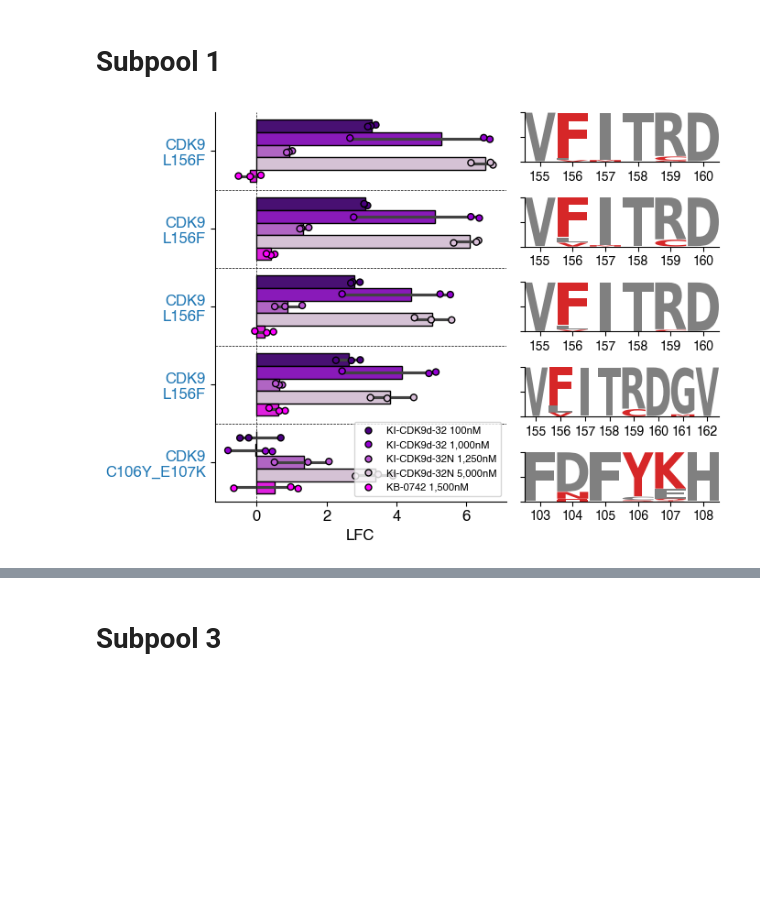
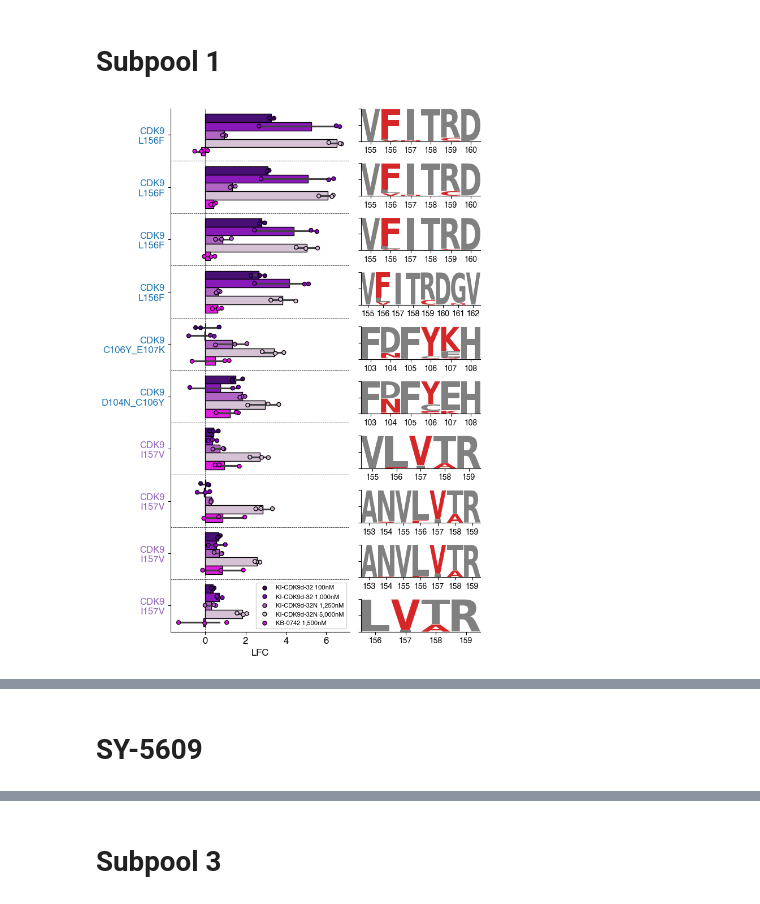
Before and after one commit to samgould2/CDK-BE-mutagenesis, a Jupyter notebook: notebooks/09_analysis_and_viz/logo_plots.ipynb, the cells around one changed output, grey strips where cells are left out. Drawn from its saved outputs; the diff is of its cells as text; code cells hidden in the pictures; blank space fills up the shorter version.

```diff
--- a/notebooks/09_analysis_and_viz/logo_plots.ipynb
+++ b/notebooks/09_analysis_and_viz/logo_plots.ipynb
@@ -676,0 +736,7 @@ fig.tight_layout()
+# %%
+a1 = data_ABE[data_ABE['gRNA_id'].isin(abe_guides)]
+c1 = data_CBE[data_CBE['gRNA_id'].isin(cbe_guides)]
+
+subset = pd.concat((a1, c1)).sort_values(by=f'LFC_median_{condition}', ascending=False).reset_index(drop=True)
+
+subset['gRNA_id2'] = [f'{val["gRNA_id"]}_{val["Editor"]}' for i, val in subset.iterrows()]
@@ -676,0 +756,22 @@ fig.tight_layout()
+# %%
+top_hg = []
+guides = list(subset['gRNA_id'])
+editors = list(subset['Editor'])
+for i, gRNA_id in enumerate(guides):
+
+    if editors[i]=='ABE':
+        subset2 = ABE2[(ABE2['gRNA_id']==gRNA_id) & (ABE2['HGVSp']!='WT') & (ABE2['%Reads']>=min_perc)]
+
+        g = merge.loc[merge['gRNA_id']==gRNA_id, 'Gene'].values[0]
+        hg = list(subset2['HGVSp'])[0]
+        top_hg.append(f'{g}\n{hg}')
+
+
+    elif editors[i]=='CBE':
+
+        subset2 = CBE2[(CBE2['gRNA_id']==gRNA_id) & (CBE2['HGVSp']!='WT') & (CBE2['%Reads']>=min_perc)]
+
+        g = merge.loc[merge['gRNA_id']==gRNA_id, 'Gene'].values[0]
+        hg = list(subset2['HGVSp'])[0]
+
+        top_hg.append(f'{g}\n{hg}')
@@ -696,7 +992,7 @@ subset = data[(data[f'FDR_{condition}']<FDR_cutoff) & (data['classification']=='
 subset['gRNA_id2'] = [f'{val["gRNA_id"]}_{val["Editor"]}' for i, val in subset.iterrows()]
 # %%
 subset = subset[subset['Gene']=='CDK9']
-topx = subset[:10].reset_index(drop=True)
+topx = subset[:12].reset_index(drop=True)
 
 conditions = ['KI-CDK9d-32_100nM', 'KI-CDK9d-32_1000nM', 'KI-CDK9d-32N_1250nM', 'KI-CDK9d-32N_5000nM', 'KB-0742_1500nM']
 true_name  = ['KI-CDK9d-32 100nM', 'KI-CDK9d-32 1,000nM', 'KI-CDK9d-32N 1,250nM', 'KI-CDK9d-32N 5,000nM', 'KB-0742 1,500nM']
@@ -748,9 +1044,9 @@ plot_df = pd.DataFrame(dict(zip(['gRNA_id', 'gRNA_id2', 'Replicate', 'LFC', 'Con
 from matplotlib import gridspec
 
 
-fig = plt.figure(figsize=(7, 5))
+fig = plt.figure(figsize=(7, 10))
 
-num_to_plot = 5
+num_to_plot = 10
 gs = gridspec.GridSpec(num_to_plot, 2, width_ratios=[1.5, 1])
 
 guides = list(subset[:num_to_plot]['gRNA_id2'])
@@ -841,35 +1137,35 @@ for i, val in enumerate(guides):
         subset2 = CBE1[(CBE1['gRNA_id']==gRNA_id) & (CBE1['HGVSp']!='WT') & (CBE1['%Reads']>=min_perc)]
 
 
         g = merge.loc[merge['gRNA_id']==gRNA_id, 'Gene'].values[0]
         hg = list(subset2['HGVSp'])[0]
         top_hg.append(f'{g}\n{hg}')
 
 
 
 ax0.set_yticklabels(top_hg)
 
 for i, tick_label in enumerate(ax0.axes.get_yticklabels()):
     if editors[i]=='ABE':
         tick_label.set_color("tab:purple")
     if editors[i]=='CBE':
         tick_label.set_color("tab:blue")
 
 ax0.tick_params(axis='both', which='major', labelsize=12)
 ax0.set_ylabel('')
 ax0.set_xlabel('LFC', fontsize=12)
 
 for i in range(num_to_plot-1):
     ax0.axhline(i+0.5, linestyle='dashed', color='black', linewidth=0.5)
 
 
 ax0.legend(loc='lower right', fontsize=8)
 ax0.axvline(0, linestyle='dashed', color='black', linewidth=0.5)
 ax0.spines[['right', 'top']].set_visible(False)
 fig.tight_layout()
-#fig.savefig('../../figures/cdk9_top_vars.pdf', transparent=True)
+#fig.savefig('../../figures/cdk9_top_vars_v2.pdf', transparent=True)
 # %% [output]
-[figure, old version]
+[figure, new version]
 # %%
 plot_df
 # %% [output]
@@ -886,3 +1182,5 @@ plot_df
 | 99 | gRNA_CDK9_targ_1468 | gRNA_CDK9_targ_1468_ABE | 1 | -2.099948 | KI-CDK9d-32N 5,000nM | ABE |
 | 129 | gRNA_CDK19_targ_6486 | gRNA_CDK19_targ_6486_ABE | 1 | -2.749214 | KI-CDK9d-32N 5,000nM | ABE |
 150 rows × 6 columns
+# %% [markdown]
+# SY-5609
```
Also changed, not shown: parts of 19 cells of this notebook, 40 other files.
